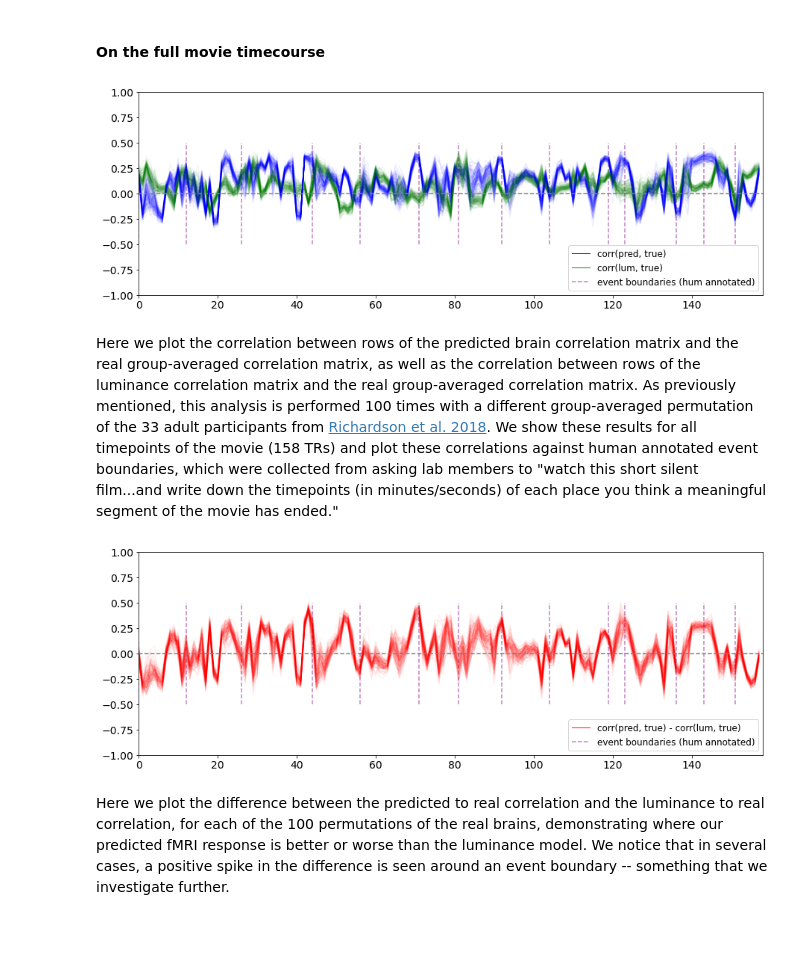
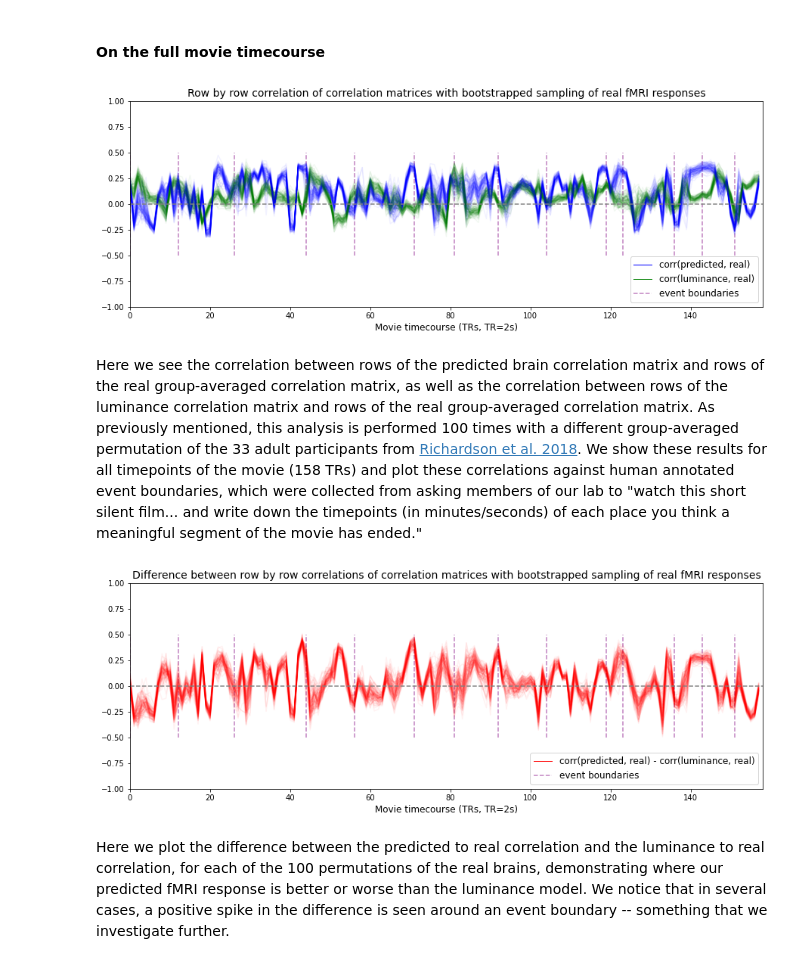
Before and after one commit to dpmlab/img2fmri, a Jupyter notebook: aperture_notebook.ipynb, the cells around one changed output. Cells and saved outputs as stored; diff of their text form; code cells hidden in the pictures; blank space fills up the shorter version.

Commit message:
updated language, figures, captions, summary, etc.

```diff
--- a/aperture_notebook.ipynb
+++ b/aperture_notebook.ipynb
@@ -206,4 +125,0 @@ overlap = utils.get_subj_overlap()
-# %%
-# Loading predicted brain response to partly_cloudy
-pred = nib.load(f'{pc_dir}/prediction_preprocessed.nii.gz').get_fdata()
-pred = np.corrcoef(pred[overlap].T)
@@ -230,0 +160,5 @@ corr = imgtofmri.generate_bootstrapped_correlations(real, pred, lum, TR_band=Non
+# %%
+# Loading the fMRI prediction (given that above code will not run without the movie downloaded)
+
+pc_dir = "data/partly_cloudy" # directory for saving/loading correlations
+pred_fmri = nib.load(f'{pc_dir}/partly_cloudy_prediction.nii.gz').get_fdata()
@@ -230,0 +175,10 @@ corr = imgtofmri.generate_bootstrapped_correlations(real, pred, lum, TR_band=Non
+# %%
+overlap = imgtofmri.get_subj_overlap() # boolean mask of ROIs in MNI brain
+
+# Preprocessing steps:
+pred_voxels = pred_fmri[overlap] # get our voxels of interest
+conv_and_downsampled = utils.regressor_to_TR_single_axis(pred_voxels, TR=2, nTR=168)
+removed_avg = utils.remove_average_activity(conv_and_downsampled)
+removed_dct = utils.remove_DCT(removed_avg)
+trimmed_pred = removed_dct[:, 2:-8] # trim some opening and closing credits to match real fMRI response
+pred = np.corrcoef(trimmed_pred.T) # get correlation matrix of preprocessed response
@@ -231,15 +237,17 @@ corr = imgtofmri.generate_bootstrapped_correlations(real, pred, lum, TR_band=Non
+# %%
+corr = analysis.generate_bootstrapped_correlations(real, pred, lum, TR_band=None, force_resample=False)
 # %% [markdown]
 #### On the full movie timecourse
 # %%
-imgtofmri.pc_pred_lum_timecourse(corr)
+analysis.pc_pred_lum_timecourse(corr)
 # %% [output]
-[figure, old version]
+[figure, new version]
 # %% [markdown]
-Here we plot the correlation between rows of the predicted brain correlation matrix and the real group-averaged correlation matrix, as well as the correlation between rows of the luminance correlation matrix and the real group-averaged correlation matrix. As previously mentioned, this analysis is performed 100 times with a different group-averaged permutation of the 33 adult participants from [Richardson et al. 2018](https://doi.org/10.1038/s41467-018-03399-2). We show these results for all timepoints of the movie (158 TRs) and plot these correlations against human annotated event boundaries, which were collected from asking lab members to "watch this short silent film...and write down the timepoints (in minutes/seconds) of each place you think a meaningful segment of the movie has ended."
+Here we see the correlation between rows of the predicted brain correlation matrix and rows of the real group-averaged correlation matrix, as well as the correlation between rows of the luminance correlation matrix and rows of the real group-averaged correlation matrix. As previously mentioned, this analysis is performed 100 times with a different group-averaged permutation of the 33 adult participants from [Richardson et al. 2018](https://doi.org/10.1038/s41467-018-03399-2). We show these results for all timepoints of the movie (158 TRs) and plot these correlations against human annotated event boundaries, which were collected from asking members of our lab to "watch this short silent film... and write down the timepoints (in minutes/seconds) of each place you think a meaningful segment of the movie has ended."
 # %%
-imgtofmri.pc_difference_timecourse(corr)
+analysis.pc_difference_timecourse(corr)
 # %% [output]
-[figure, old version]
+[figure, new version]
 # %% [markdown]
 Here we plot the difference between the predicted to real correlation and the luminance to real correlation, for each of the 100 permutations of the real brains, demonstrating where our predicted fMRI response is better or worse than the luminance model. We notice that in several cases, a positive spike in the difference is seen around an event boundary -- something that we investigate further.
 # %% [markdown]
```
Also changed, not shown: parts of 76 cells of this notebook.
